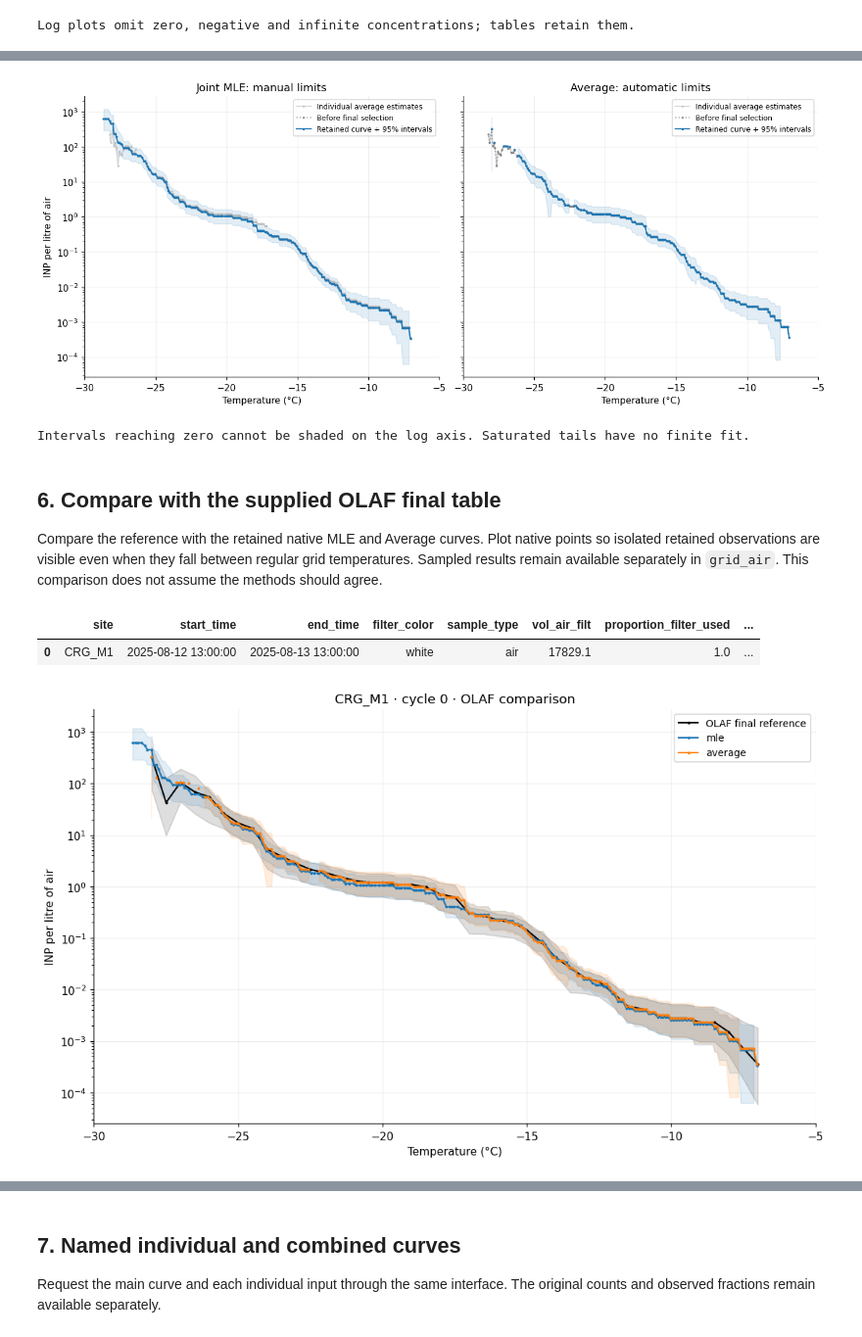
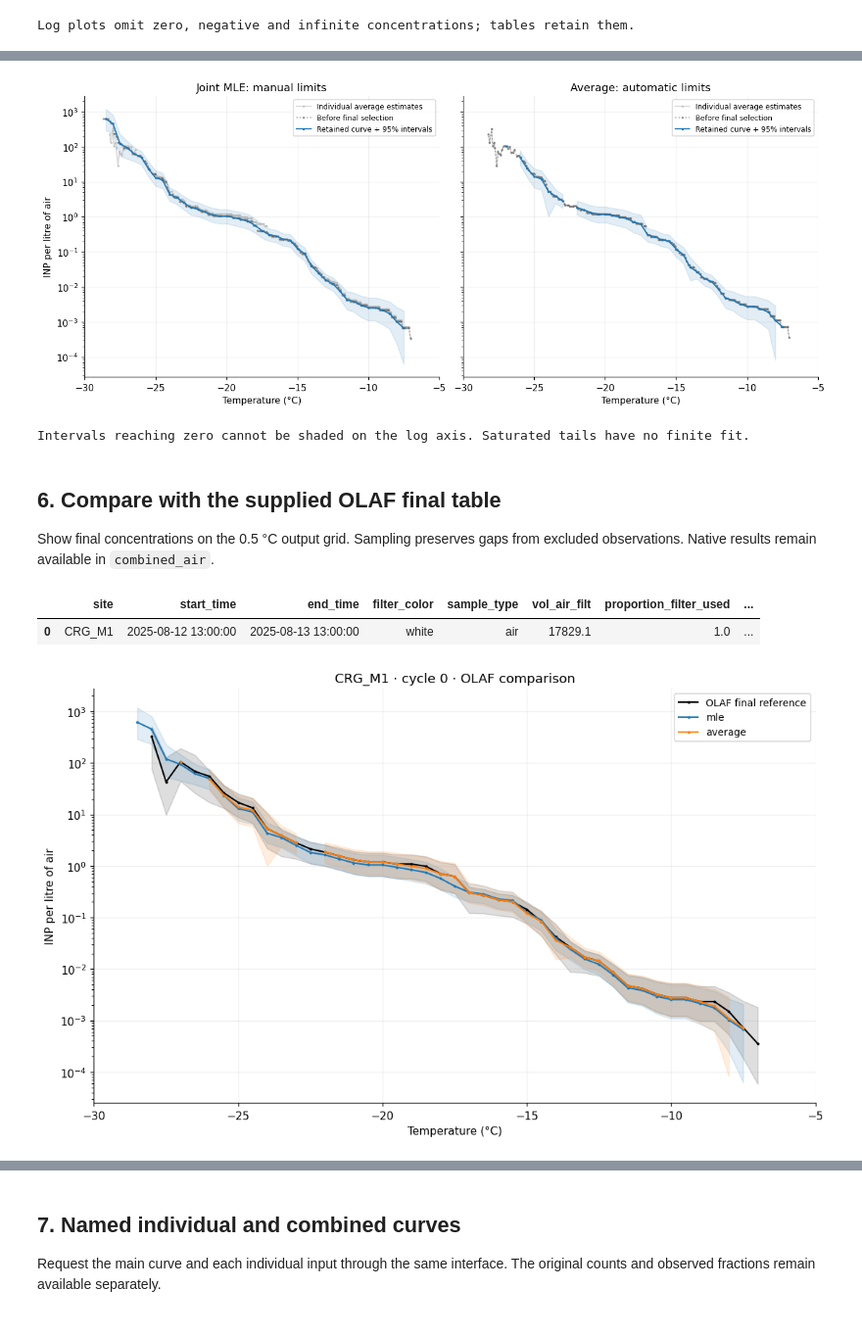
Before and after one commit to bochens/inptk, a Jupyter notebook: notebook/icescopy_freeze_count_to_air_inp_demo.ipynb, the cells around one changed output, grey strips where cells are left out. Shown at 98% size. Saved outputs shown, nothing was run; the diff lists cells and outputs as text; code cells hidden in the pictures.

```diff
--- a/notebook/icescopy_freeze_count_to_air_inp_demo.ipynb
+++ b/notebook/icescopy_freeze_count_to_air_inp_demo.ipynb
@@ -61,8 +61,8 @@ PLOT_SAMPLE_ID = "CRG_M1"
 PLOT_CYCLE_ID = "0"
 COMBINED_CURVE_ID = "CRG_M1"
 CURVES = {COMBINED_CURVE_ID: {"inputs": list(SAMPLE_MAP), "cycle": PLOT_CYCLE_ID}}
-TRIAL_MLE_FIT_STEPS_C = (0.1, 0.5)  # Experimental fitting resolution for sample and blank.
-OUTPUT_STEP_C = 0.25  # Optional: applied only to the final result.
+TRIAL_MLE_FIT_STEPS_C = (0.5,)  # Experimental fitting resolution for sample and blank.
+OUTPUT_STEP_C = 0.5  # Optional: applied only to the final result.
 OUTPUT_METHOD = "sample"  # Or "interpolate" for a derived curve.
 MLE_TEMPERATURE_RANGES_C = {
     "Sample_1": {"max_C": -10},
@@ -459,33 +459,31 @@ Average retained range: 20.623 to -27.998 °C.
 # %%
 fig, axes = plt.subplots(1, 2, figsize=(12, 5), sharex=True, sharey=True,
                          layout="constrained")
 for ax, method in zip(axes, ("mle", "average")):
     for index, (measurement_id, frame) in enumerate(
         individual_air.select(**plot_selection).to_dataframe().groupby("measurement_id", sort=False)
     ):
         draw_spectrum(ax, frame, label=f"Individual {METHOD} estimates" if index == 0 else None,
                       color="0.7", alpha=0.5)
     draw_spectrum(ax, combined_air_candidates[method].select(**combined_selection).to_dataframe(),
                   label="Before final selection", color="0.4", linestyle=":", alpha=0.5)
-    draw_spectrum(ax, combined_air[method].select(**combined_selection).to_dataframe(),
+    draw_spectrum(ax, grid_air[method].select(**combined_selection).to_dataframe(),
                   label="Retained curve + 95% intervals", color="C0", show_errors=True)
     ax.set(yscale="log", title="Joint MLE: manual limits" if method == "mle" else "Average: automatic limits",
            xlabel="Temperature (°C)", xlim=TEMPERATURE_XLIM)
     ax.grid(alpha=0.2)
     ax.legend(fontsize=8)
 axes[0].set_ylabel("INP per litre of air")
 plt.show()
 print("Intervals reaching zero cannot be shaded on the log axis. Saturated tails have no finite fit.")
 # %% [output]
-[figure, old version]
+[figure, new version]
 Intervals reaching zero cannot be shaded on the log axis. Saturated tails have no finite fit.
 # %% [markdown]
 ## 6. Compare with the supplied OLAF final table
 
-Compare the reference with the retained native MLE and Average curves. Plot native
-points so isolated retained observations are visible even when they fall between
-regular grid temperatures. Sampled results remain available separately in `grid_air`.
-This comparison does not assume the methods should agree.
+Show final concentrations on the 0.5 °C output grid. Sampling preserves gaps
+from excluded observations. Native results remain available in `combined_air`.
 # %%
 if OLAF_REFERENCE_PATH.is_file():
     reference_metadata = {}
@@ -507,7 +505,7 @@ if OLAF_REFERENCE_PATH.is_file():
     display(pd.DataFrame([reference_metadata]))
     fig, ax = plt.subplots(figsize=(10, 6), layout="constrained")
     draw_spectrum(ax, reference, label="OLAF final reference", color="black", show_errors=True)
-    for index, (label, table) in enumerate(combined_air.items()):
+    for index, (label, table) in enumerate(grid_air.items()):
         draw_spectrum(ax, table.select(**combined_selection).to_dataframe(),
                       label=label, color=f"C{index}", show_errors=True)
     ax.set(yscale="log", title=f"{PLOT_SAMPLE_ID} · cycle {PLOT_CYCLE_ID} · OLAF comparison",
@@ -520,5 +518,5 @@ else:
 # %% [output]
 |  | site | start_time | end_time | filter_color | sample_type | vol_air_filt | proportion_filter_used | ... |
 | 0 | CRG_M1 | 2025-08-12 13:00:00 | 2025-08-13 13:00:00 | white | air | 17829.1 | 1.0 | ... |
-[figure, old version]
+[figure, new version]
 # %% [markdown]
```
Also changed, not shown: parts of 5 cells of this notebook, 3 other files.
